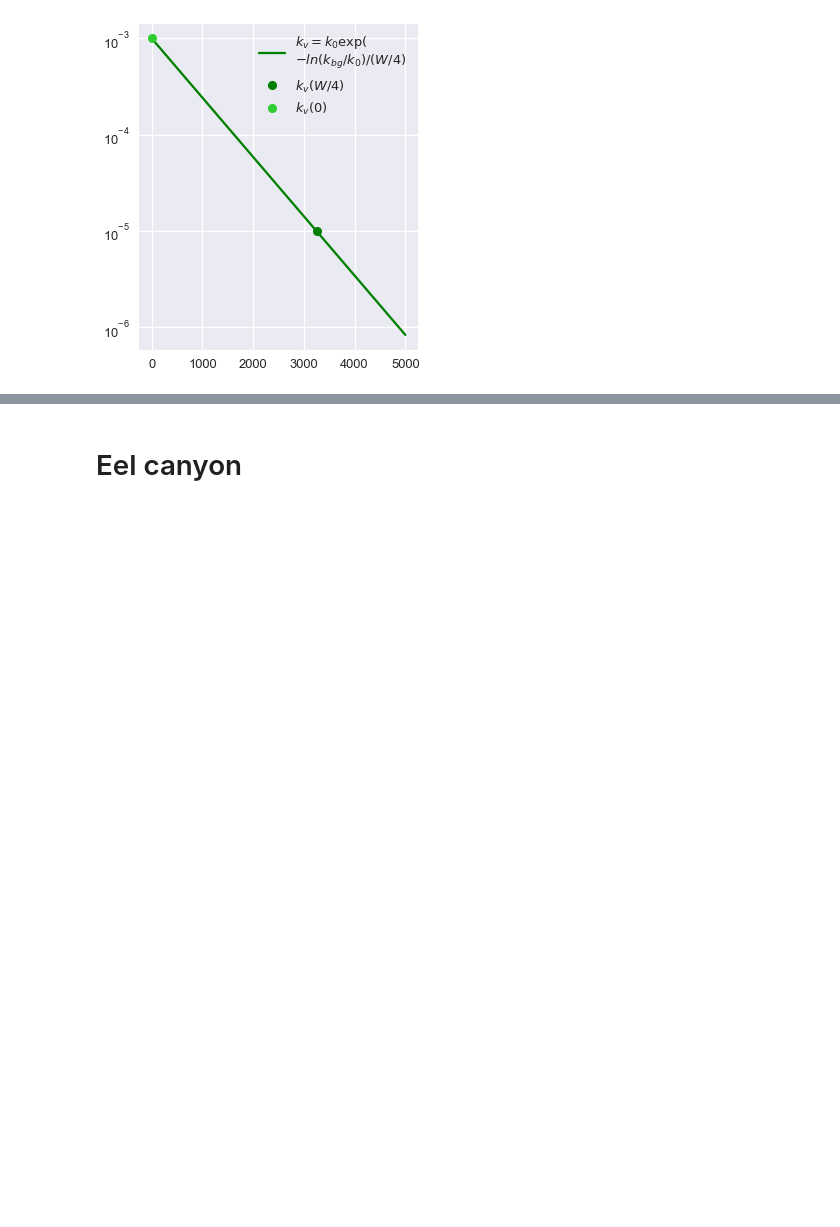
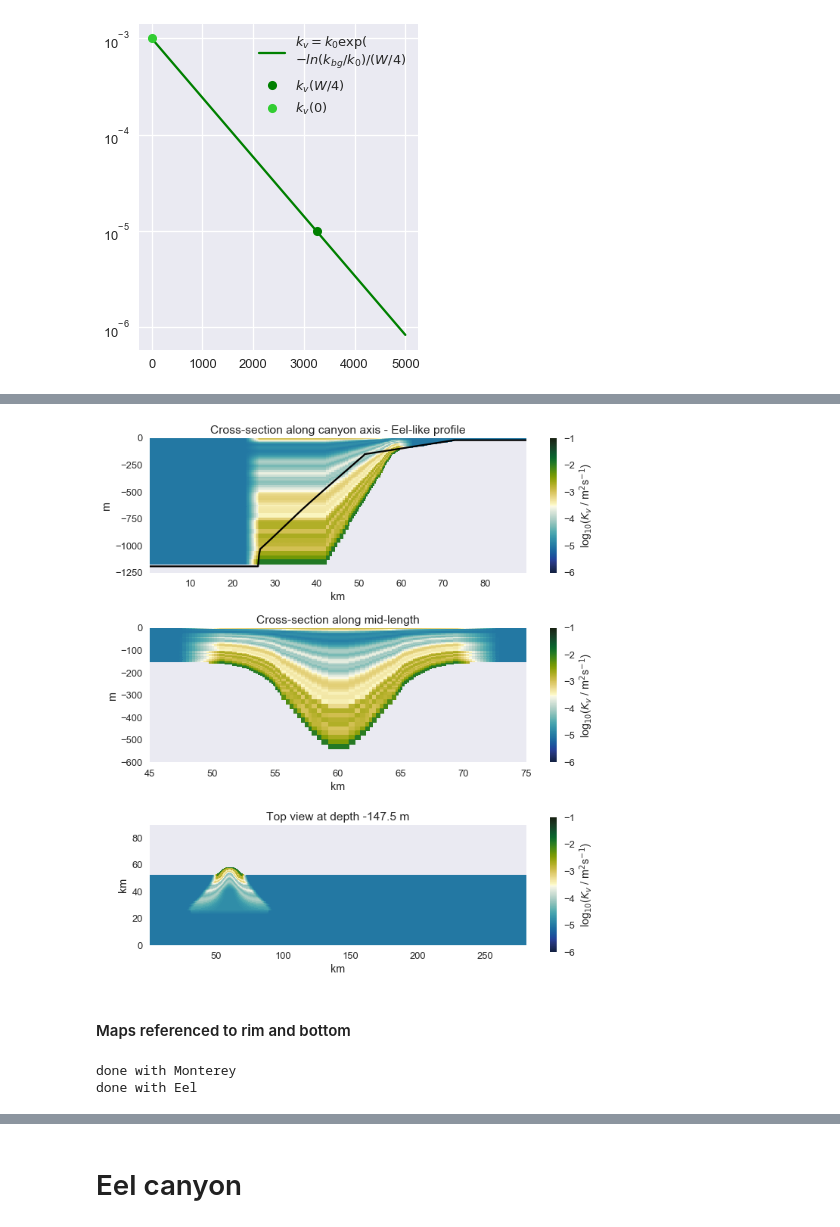
Before and after one commit to UBC-MOAD/buildcanyon, a Jupyter notebook: Stratification/GenerateDiffKrFile_realistic.ipynb, the cells around one changed output, grey strips where cells are left out. Saved outputs shown, nothing was run; the diff lists cells and outputs as text; code cells hidden in the pictures; blank space fills up the shorter version.

```diff
--- a/Stratification/GenerateDiffKrFile_realistic.ipynb
+++ b/Stratification/GenerateDiffKrFile_realistic.ipynb
@@ -344,0 +345,15 @@ plt.tight_layout()
+# %%
+fig, ax1, ax2, ax3 = plot_sections(kv_final_eel, 'Eel')
+# %% [output]
+[figure, added]
+# %% [markdown]
+#### Maps referenced to rim and bottom
+# %%
+kv_final_mty_rim = final_3D_diff(hFacCcan, kv_bg, delta, thresh, RC, kv_mty, dep_mty_rim, W=13000, kbg = 1e-5, rim_log=True)
+print('done with Monterey')
+
+kv_final_eel_rim = final_3D_diff(hFacCcan, kv_bg, delta, thresh, RC, kv_eel, dep_eel_rim, W=13000, kbg = 1e-5, rim_log=True)
+print('done with Eel')
+# %% [output]
+done with Monterey
+done with Eel
```
Also changed, not shown: parts of 24 cells of this notebook.
